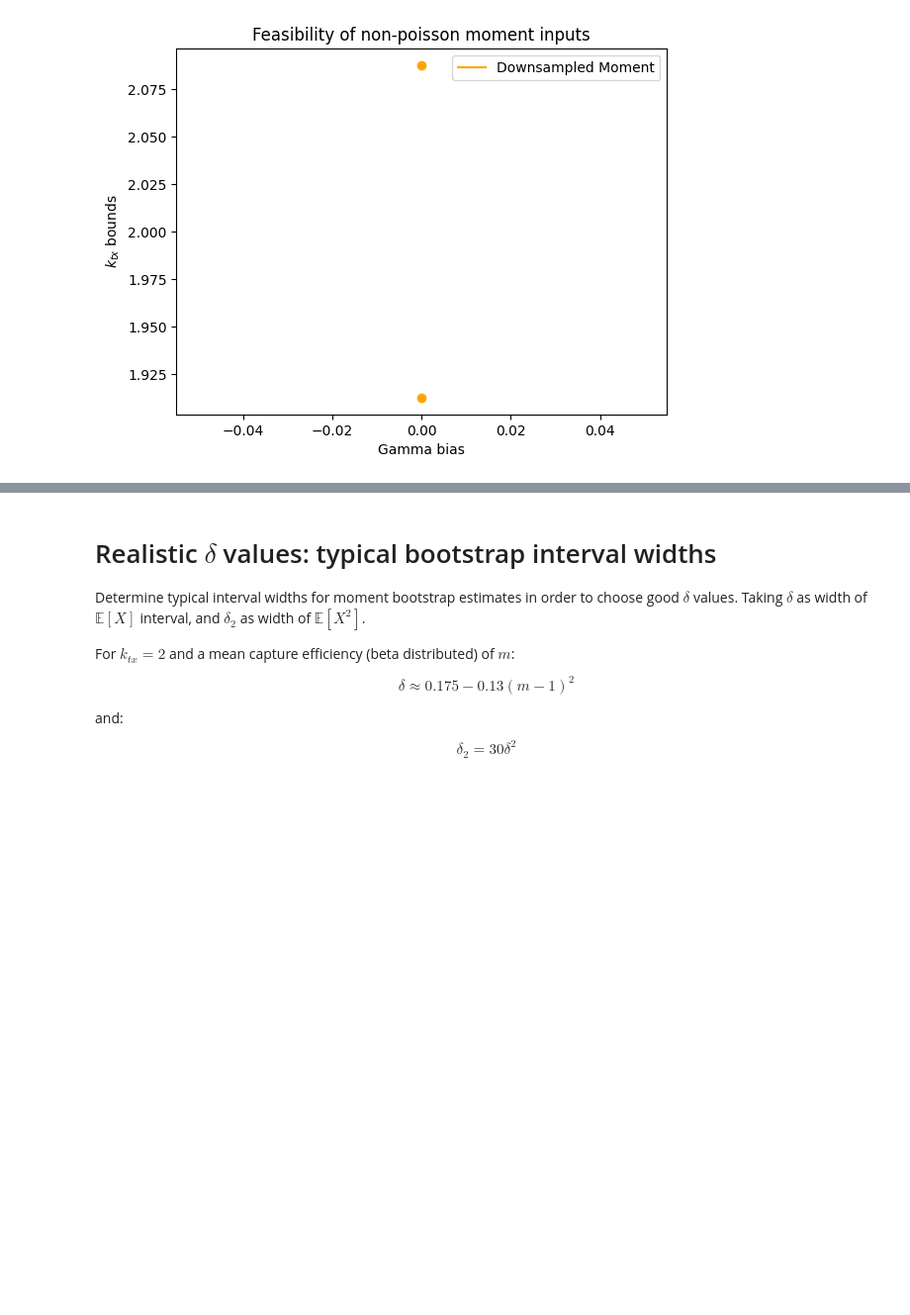
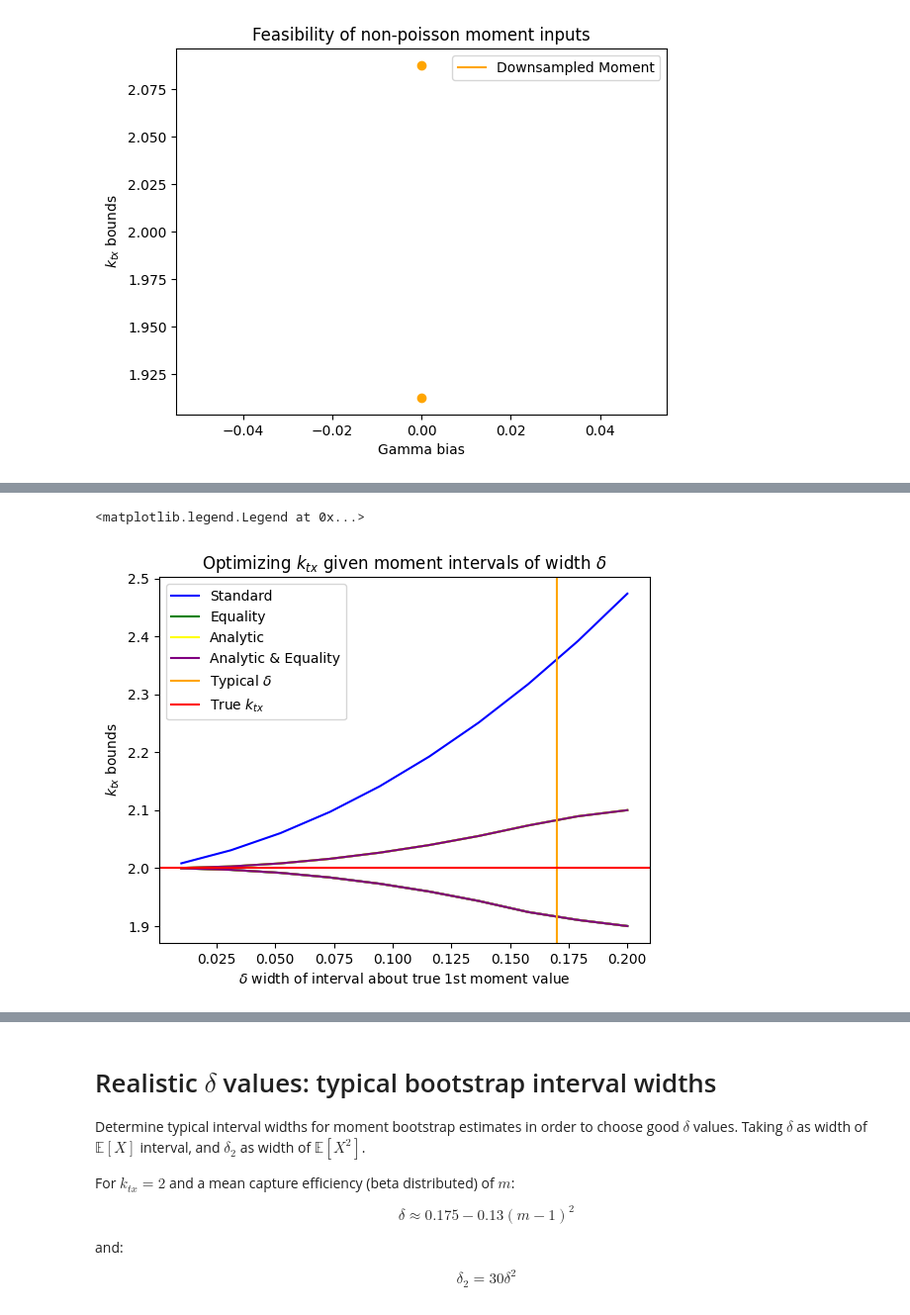
Before and after one commit to willjgh/M5R, a Jupyter notebook: Interaction/Moment-Experiments/analytic_moment_constraints.ipynb, the cells around one changed output, grey strips where cells are left out. Shown at 99% size. Drawn from its saved outputs; the diff is of its cells as text; code cells hidden in the pictures; blank space fills up the shorter version.

Commit message:
Try sum(p) = 1 constraints with moments, see no changes to results.

```diff
--- a/Interaction/Moment-Experiments/analytic_moment_constraints.ipynb
+++ b/Interaction/Moment-Experiments/analytic_moment_constraints.ipynb
@@ -36,7 +36,7 @@ However, remains unclear if this can be used for more complicated models e.g. in
 # %% [markdown]
 # Code
 # %%
-def optimize_moment(M, k, a, b, delta, deltasq, gamma=0.0, silent=True, printing=True, time_limit=300, var=False, analytic=False):
+def optimize_moment(M, k, a, b, delta, deltasq, gamma=0.0, silent=True, printing=True, time_limit=300, var=False, analytic=False, equality=False):
     '''
     M: size of moment sum
     k: true k_tx value (assumed k_deg = 1)
@@ -84,7 +84,10 @@ def optimize_moment(M, k, a, b, delta, deltasq, gamma=0.0, silent=True, printing
             k_tx = model.addVar(vtype=GRB.CONTINUOUS, name="k_tx", lb=0, ub=K)
 
             # base
-            model.addConstr(p.sum() <= 1, name="Distribution")
+            if equality:
+                model.addConstr(p.sum() == 1, name="Distribution")
+            else:
+                model.addConstr(p.sum() <= 1, name="Distribution")
 
             # expression for moments (OG)
             expr_EX_OG = gp.quicksum(p * np.arange(M + 1))
@@ -159,7 +162,7 @@ def fm_numeric(m ,a, b, k):
 
     return fm_num
 # %%
-def optimize_moment_downsampled(M, k, a, b, delta, deltasq, gamma=0.0, deltam=0.0, silent=True, printing=True, time_limit=300, var=False, analytic=False):
+def optimize_moment_downsampled(M, k, a, b, delta, deltasq, gamma=0.0, deltam=0.0, silent=True, printing=True, time_limit=300, var=False, analytic=False, equality=False):
     '''
     M: size of moment sum
     k: true k_tx value (assumed k_deg = 1)
@@ -209,7 +212,10 @@ def optimize_moment_downsampled(M, k, a, b, delta, deltasq, gamma=0.0, deltam=0.
             fm = model.addMVar(shape=M + 1, vtype=GRB.CONTINUOUS, name="fm", lb=0, ub=1)
 
             # base
-            model.addConstr(p.sum() <= 1, name="Distribution")
+            if equality:
+                model.addConstr(p.sum() == 1, name="Distribution")
+            else:
+                model.addConstr(p.sum() <= 1, name="Distribution")
 
             # expression for moments (OB)
             expr_EX_OB = gp.quicksum(p * np.arange(M + 1))
@@ -871,0 +888,44 @@ plt.legend()
+# %%
+deltas = np.linspace(0.01, 0.2, 10)
+k = 2
+M = 20
+a = 1
+b = 0
+lbs_moment = []
+ubs_moment = []
+lbs_moment_eq = []
+ubs_moment_eq = []
+lbs_moment_any = []
+ubs_moment_any = []
+lbs_moment_any_eq = []
+ubs_moment_any_eq = []
+for delta in deltas:
+    solution_moment = optimize_moment(M, k, a, b, delta, 30 * delta**2, printing=False, var=True)
+    solution_moment_eq = optimize_moment(M, k, a, b, delta, 30 * delta**2, printing=False, var=True, equality=True)
+    solution_moment_any = optimize_moment(M, k, a, b, delta, 30 * delta**2, printing=False, var=True, analytic=True)
+    solution_moment_any_eq = optimize_moment(M, k, a, b, delta, 30 * delta**2, printing=False, var=True, analytic=True, equality=True)
+    lbs_moment.append(solution_moment['min'])
+    ubs_moment.append(solution_moment['max'])
+    lbs_moment_eq.append(solution_moment_eq['min'])
+    ubs_moment_eq.append(solution_moment_eq['max'])
+    lbs_moment_any.append(solution_moment_any['min'])
+    ubs_moment_any.append(solution_moment_any['max'])
+    lbs_moment_any_eq.append(solution_moment_any_eq['min'])
+    ubs_moment_any_eq.append(solution_moment_any_eq['max'])
+plt.title(r"Optimizing $k_{tx}$ given moment intervals of width $\delta$")
+plt.xlabel(r"$\delta$ width of interval about true 1st moment value")
+plt.ylabel(r"$k_{tx}$ bounds")
+plt.plot(deltas, lbs_moment, color="blue", label="Standard")
+plt.plot(deltas, ubs_moment, color="blue")
+plt.plot(deltas, lbs_moment_eq, color="green", label="Equality")
+plt.plot(deltas, ubs_moment_eq, color="green")
+plt.plot(deltas, lbs_moment_any, color="yellow", label="Analytic")
+plt.plot(deltas, ubs_moment_any, color="yellow")
+plt.plot(deltas, lbs_moment_any_eq, color="purple", label="Analytic & Equality")
+plt.plot(deltas, ubs_moment_any_eq, color="purple")
+plt.axvline(0.17, color="orange", label=r"Typical $\delta$")
+plt.axhline(k, color="red", label=r"True $k_{tx}$")
+plt.legend()
+# %% [output]
+<matplotlib.legend.Legend at 0x...>
+[figure, added]
```
Also changed, not shown: parts of 2 cells of this notebook.
